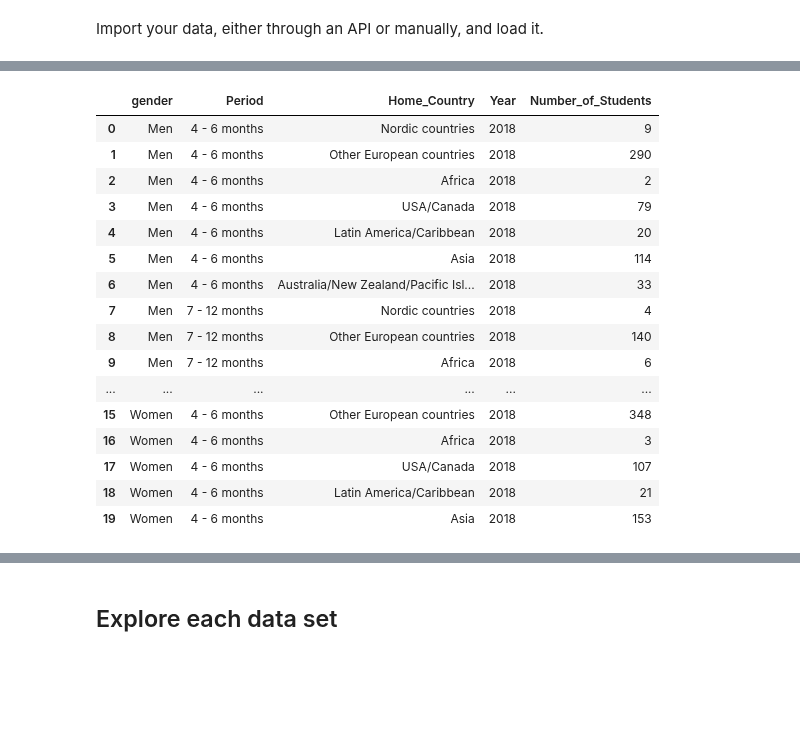
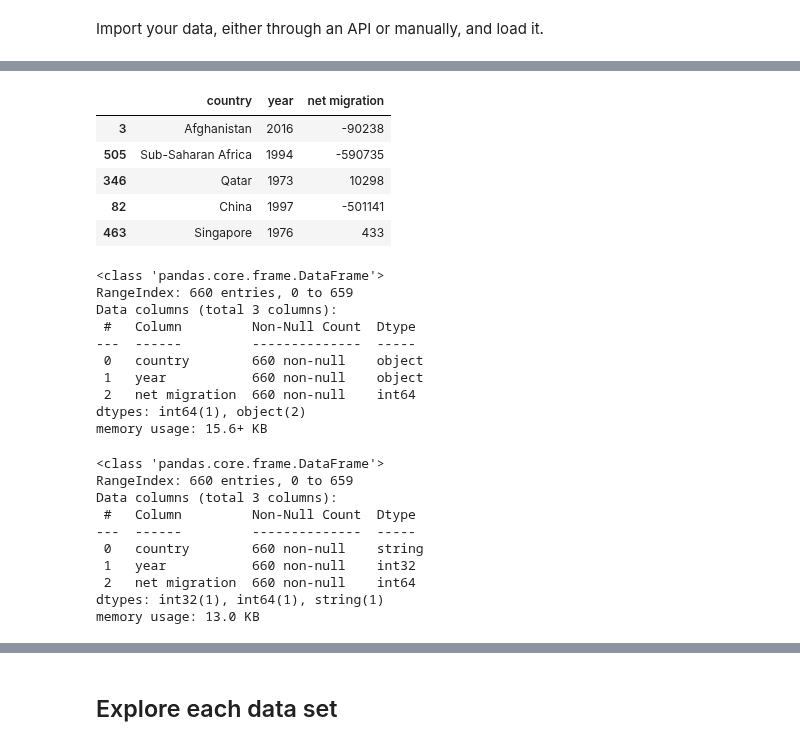
Before and after one commit to NumEconCopenhagen/projects-2023-the-best-duo, a Jupyter notebook: dataproject/dataproject.ipynb, the cells around one changed output, grey strips where cells are left out. Cells and saved outputs as stored; diff of their text form; code cells hidden in the pictures; blank space fills up the shorter version.

```diff
--- a/dataproject/dataproject.ipynb
+++ b/dataproject/dataproject.ipynb
@@ -186,30 +33,46 @@ params
-# %%
-#Loading data
-exch_stud = exch.get_data(params=params)
-
-#Renaming variables
-exch_stud.rename(columns = {'KON':'gender', 'UDVEKSLING' :'Program', 'OPVAR' : 'Period', 'UDDANNELSE':'Study', 'OMR20' : 'Home_Country', 'TID':'Year', 'INDHOLD': 'Number_of_Students'}, inplace=True)
-
-# Dropping unwanted columns
-exch_stud.drop(['Program', 'Study'], axis=1, inplace=True)
-
-exch_stud.head(20)
-# %% [output]
-|  | gender | Period | Home_Country | Year | Number_of_Students |
-| 0 | Men | 4 - 6 months | Nordic countries | 2018 | 9 |
-| 1 | Men | 4 - 6 months | Other European countries | 2018 | 290 |
-| 2 | Men | 4 - 6 months | Africa | 2018 | 2 |
-| 3 | Men | 4 - 6 months | USA/Canada | 2018 | 79 |
-| 4 | Men | 4 - 6 months | Latin America/Caribbean | 2018 | 20 |
-| 5 | Men | 4 - 6 months | Asia | 2018 | 114 |
-| 6 | Men | 4 - 6 months | Australia/New Zealand/Pacific Isl... | 2018 | 33 |
-| 7 | Men | 7 - 12 months | Nordic countries | 2018 | 4 |
-| 8 | Men | 7 - 12 months | Other European countries | 2018 | 140 |
-| 9 | Men | 7 - 12 months | Africa | 2018 | 6 |
-| ... | ... | ... | ... | ... | ... |
-| 15 | Women | 4 - 6 months | Other European countries | 2018 | 348 |
-| 16 | Women | 4 - 6 months | Africa | 2018 | 3 |
-| 17 | Women | 4 - 6 months | USA/Canada | 2018 | 107 |
-| 18 | Women | 4 - 6 months | Latin America/Caribbean | 2018 | 21 |
-| 19 | Women | 4 - 6 months | Asia | 2018 | 153 |
+# %%
+wb_migration = wb.download(indicator='SM.POP.NETM', country=['VEN','MEX', 'AFG', 'USA', 'SSF', 'SGP', 'CHN', 'GBR', 'ESP', 'QAT', 'ROU'], start=1960, end=2019)
+
+wb_migration = wb_migration.rename(columns = {'SM.POP.NETM':'net migration'})
+wb_migration = wb_migration.reset_index()
+wb_migration.sample(5)
+# %% [output]
+|  | country | year | net migration |
+| 3 | Afghanistan | 2016 | -90238 |
+| 505 | Sub-Saharan Africa | 1994 | -590735 |
+| 346 | Qatar | 1973 | 10298 |
+| 82 | China | 1997 | -501141 |
+| 463 | Singapore | 1976 | 433 |
+# %%
+wb_migration.info()
+# %% [output]
+<class 'pandas.core.frame.DataFrame'>
+RangeIndex: 660 entries, 0 to 659
+Data columns (total 3 columns):
+ #   Column         Non-Null Count  Dtype
+---  ------         --------------  -----
+ 0   country        660 non-null    object
+ 1   year           660 non-null    object
+ 2   net migration  660 non-null    int64
+dtypes: int64(1), object(2)
+memory usage: 15.6+ KB
+# %%
+# convert year
+wb_migration.year = wb_migration.year.astype(int)
+
+# convert country to the special pandas string type
+wb_migration.country = wb_migration.country.astype('string')
+
+wb_migration.info()
+# %% [output]
+<class 'pandas.core.frame.DataFrame'>
+RangeIndex: 660 entries, 0 to 659
+Data columns (total 3 columns):
+ #   Column         Non-Null Count  Dtype
+---  ------         --------------  -----
+ 0   country        660 non-null    string
+ 1   year           660 non-null    int32
+ 2   net migration  660 non-null    int64
+dtypes: int32(1), int64(1), string(1)
+memory usage: 13.0 KB
 # %%
```
Also changed, not shown: parts of 17 cells of this notebook, 4 other files.
